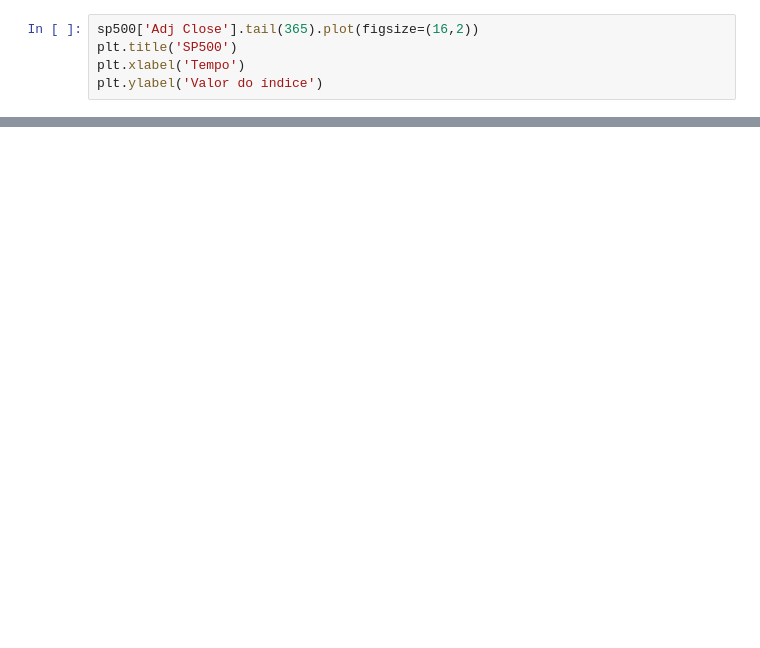
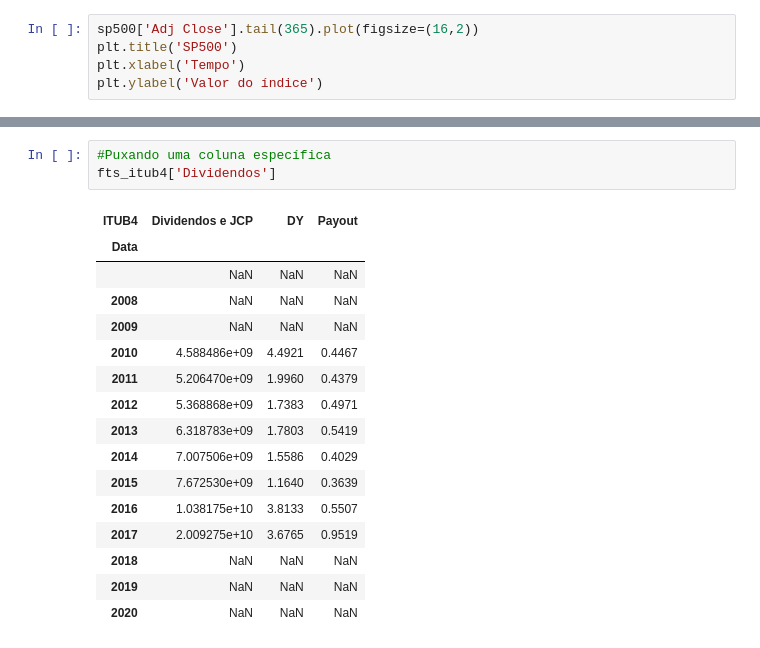
Before and after one commit to kioolz/Python, a Jupyter notebook: PyFi/Ibovespa/IBOVESPA.ipynb, the cells around one changed output, grey strips where cells are left out. Drawn from its saved outputs; the diff is of its cells as text; blank space fills up the shorter version.

```diff
--- a/PyFi/Ibovespa/IBOVESPA.ipynb
+++ b/PyFi/Ibovespa/IBOVESPA.ipynb
@@ -97,0 +230,20 @@ Text(0, 0.5, 'Valor do índice')
+# %%
+#Puxando uma coluna específica
+fts_itub4['Dividendos']
+# %% [output]
+| ITUB4 | Dividendos e JCP | DY | Payout |
+| Data |  |  |  |
+|  | NaN | NaN | NaN |
+| 2008 | NaN | NaN | NaN |
+| 2009 | NaN | NaN | NaN |
+| 2010 | 4.588486e+09 | 4.4921 | 0.4467 |
+| 2011 | 5.206470e+09 | 1.9960 | 0.4379 |
+| 2012 | 5.368868e+09 | 1.7383 | 0.4971 |
+| 2013 | 6.318783e+09 | 1.7803 | 0.5419 |
+| 2014 | 7.007506e+09 | 1.5586 | 0.4029 |
+| 2015 | 7.672530e+09 | 1.1640 | 0.3639 |
+| 2016 | 1.038175e+10 | 3.8133 | 0.5507 |
+| 2017 | 2.009275e+10 | 3.6765 | 0.9519 |
+| 2018 | NaN | NaN | NaN |
+| 2019 | NaN | NaN | NaN |
+| 2020 | NaN | NaN | NaN |
```
Also changed, not shown: parts of 38 cells of this notebook.
